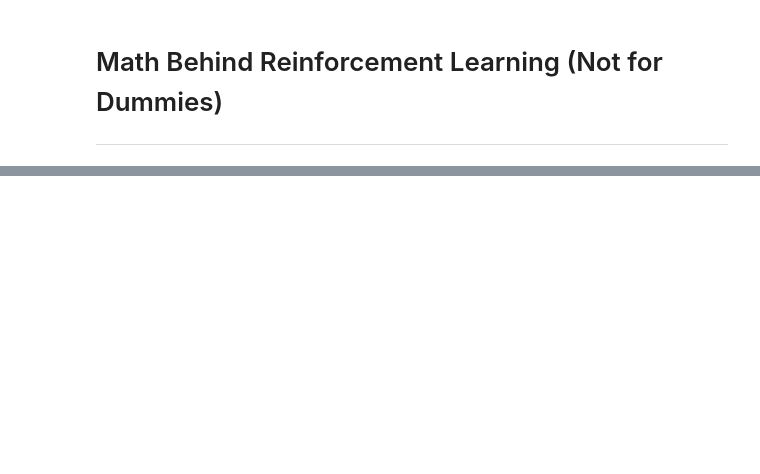
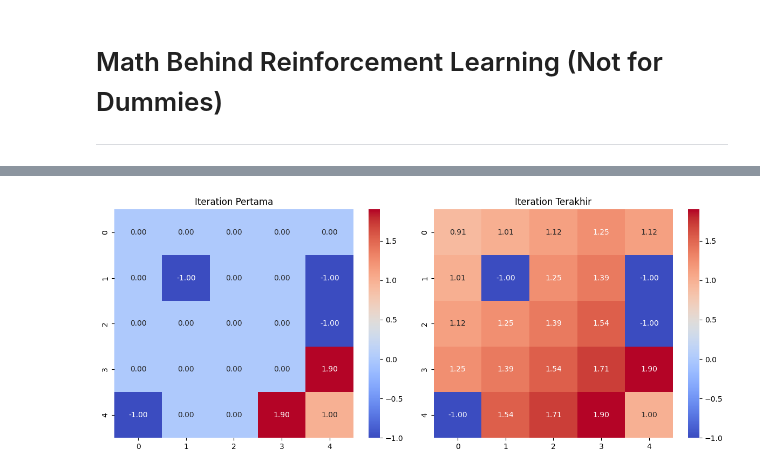
Before and after one commit to Ryanakml/Reinforcement-Learning-Concept-and-Implementation, a Jupyter notebook: RL in Math.ipynb, the cells around one changed output, grey strips where cells are left out. Drawn from its saved outputs; the diff is of its cells as text; code cells hidden in the pictures; blank space fills up the shorter version.

```diff
--- a/RL in Math.ipynb
+++ b/RL in Math.ipynb
@@ -231,0 +610,89 @@ or
+# %%
+import pandas as pd
+import numpy as np
+import matplotlib.pyplot as plt
+import seaborn as sns
+
+# Environment setup
+actions = ['up', 'down', 'left', 'right']
+goal_state = 24
+hole_states = [6, 9, 14, 20]
+gamma = 0.9  # discount factor
+theta = 1e-4  # threshold for convergence
+
+# Mapping from index to coordinates
+def index_to_coords(index):
+    return index // 5 + 1, index % 5 + 1  # (row, col) in 1-based index
+
+def coords_to_index(row, col):
+    return (row - 1) * 5 + (col - 1)
+
+# Transition model
+def get_next_state(state, action):
+    row, col = index_to_coords(state)
+    if action == 'up':
+        row -= 1
+    elif action == 'down':
+        row += 1
+    elif action == 'left':
+        col -= 1
+    elif action == 'right':
+        col += 1
+
+    if 1 <= row <= 5 and 1 <= col <= 5:
+        return coords_to_index(row, col)
+    else:
+        return state  # invalid move results in staying in same state
+
+# Initialize value table
+V = np.zeros(25)
+V[goal_state] = 1
+for hole in hole_states:
+    V[hole] = -1
+
+# Perform Value Iteration
+iterations_dict = {}
+iteration = 0
+while True:
+    delta = 0
+    new_V = V.copy()
+    for state in range(25):
+        if state == goal_state or state in hole_states:
+            continue
+        values = []
+        for action in actions:
+            next_state = get_next_state(state, action)
+            reward = 1 if next_state == goal_state else -1 if next_state in hole_states else 0
+            values.append(1 * (reward + gamma * V[next_state]))  # probability = 1
+        new_V[state] = max(values)
+        delta = max(delta, abs(V[state] - new_V[state]))
+    V = new_V
+    # Store the values in a dict with state labels as rows
+    row_labels = [f"S{state}({index_to_coords(state)[0]},{index_to_coords(state)[1]})" for state in range(25)]
+    iterations_dict[iteration] = {label: round(V[i], 4) for i, label in enumerate(row_labels)}
+
+    iteration += 1
+    if delta < theta:
+        break
+
+# Ambil iteration pertama dan terakhir
+first_iteration_values = list(iterations_dict[0].values())
+last_iteration_values = list(iterations_dict[max(iterations_dict.keys())].values())
+
+# Ubah list menjadi grid 5x5
+first_grid = np.array(first_iteration_values).reshape(5, 5)
+last_grid = np.array(last_iteration_values).reshape(5, 5)
+
+# Buat heatmap
+fig, axes = plt.subplots(1, 2, figsize=(12, 5))
+
+sns.heatmap(first_grid, annot=True, fmt=".2f", cmap="coolwarm", ax=axes[0])
+axes[0].set_title("Iteration Pertama")
+
+sns.heatmap(last_grid, annot=True, fmt=".2f", cmap="coolwarm", ax=axes[1])
+axes[1].set_title("Iteration Terakhir")
+
+plt.tight_layout()
+plt.show()
+# %% [output]
+[figure, added]
```
Also changed, not shown: parts of 13 cells of this notebook, 2 other files.
